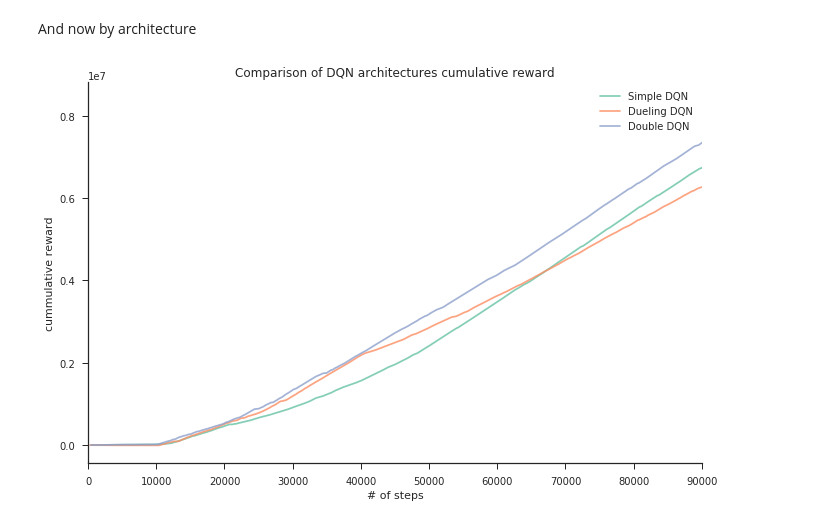
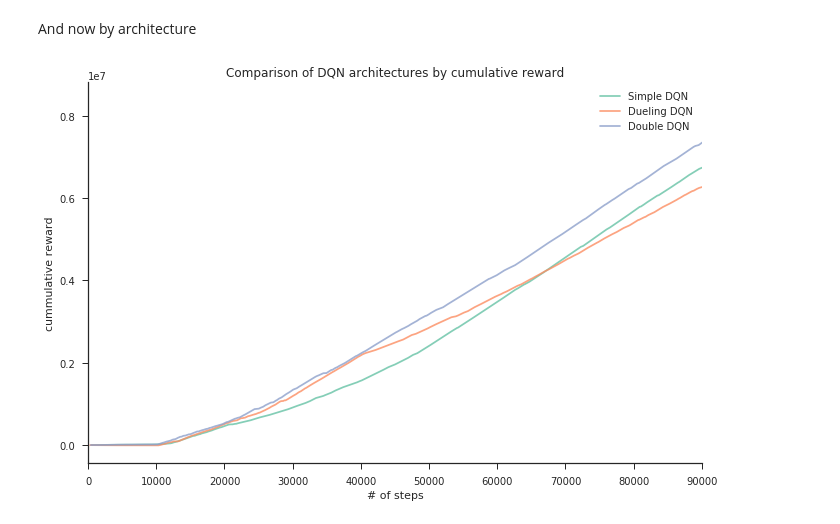
Before and after one commit to nikitautiu/racingstuff, a Jupyter notebook: notebooks/result-evaluation.ipynb, the cells around one changed output. Drawn from its saved outputs; the diff is of its cells as text; code cells hidden in the pictures.

Commit message:
fixed typo in plot

```diff
--- a/notebooks/result-evaluation.ipynb
+++ b/notebooks/result-evaluation.ipynb
@@ -173,24 +173,24 @@ And now by architecture
 # %%
 model_name_map = {
     'simple_dqn': 'Simple DQN',
     'dueling_dqn': 'Dueling DQN',
     'double_dqn': 'Double DQN'
 }
 
 fig, ax = plt.subplots(figsize=(11, 7))
 
 for model, label in model_name_map.items():
     best_mean_per_model.loc[model].plot(x='nb_steps', y='cummulative_reward',
                                                      ax=ax, alpha=0.8, label=label)
 
-plt.title('Comparison of DQN architectures cumulative reward')
+plt.title('Comparison of DQN architectures by cumulative reward')
 plt.legend()
 plt.xlabel('# of steps')
 plt.ylabel('cummulative reward')
 plt.xlim(0, 9e4)
 sns.despine(fig=fig, ax=ax)
 
 # also save it
 fig.savefig('figures/architectures.png', dpi=200)
 # %% [output]
-[figure, old version]
+[figure, new version]
```
Also changed, not shown: 1 other file.
